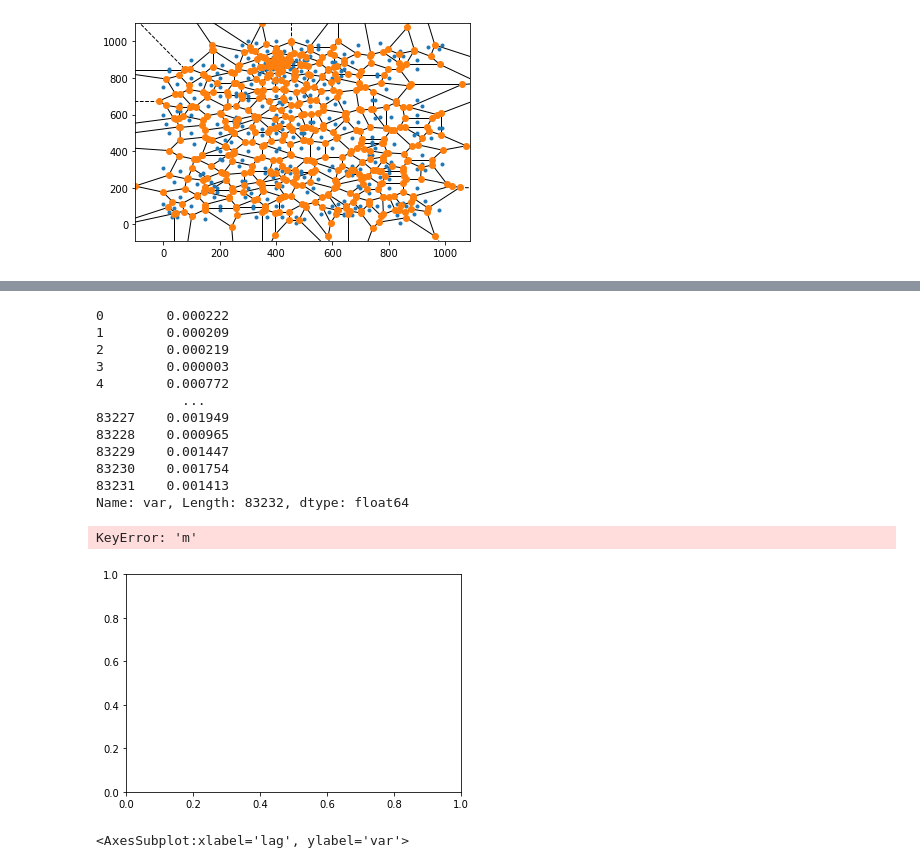
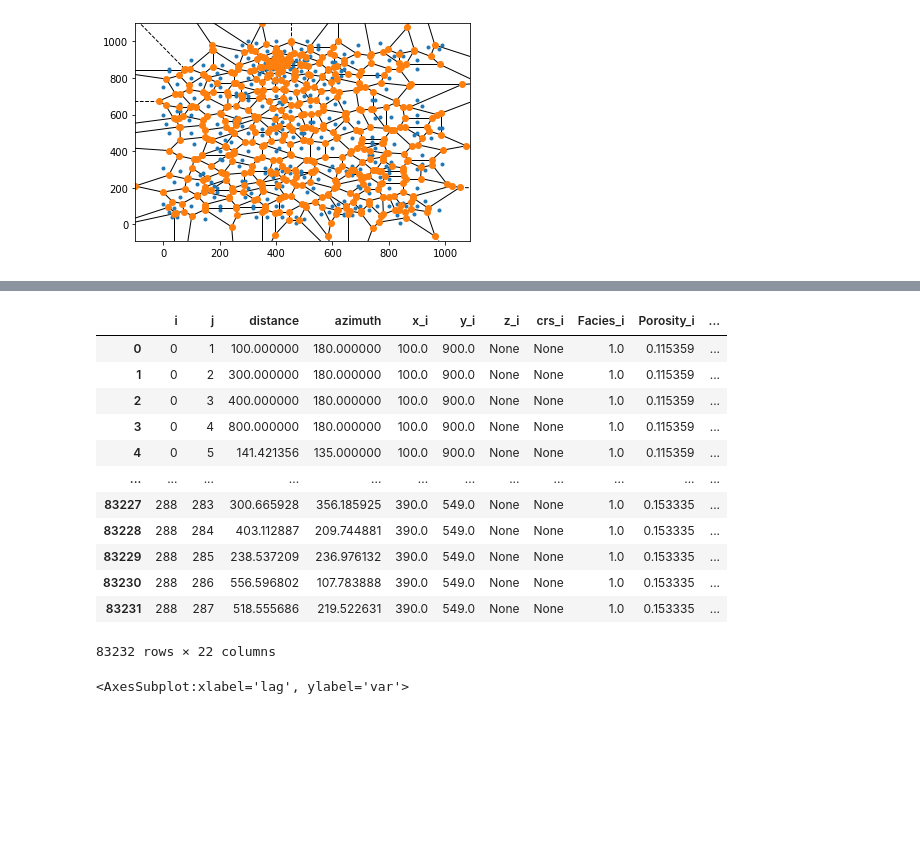
Before and after one commit to scuervo91/volumetricspy, a Jupyter notebook: docs/examples/3-Points/points.ipynb, the cells around one changed output, grey strips where cells are left out. Cells and saved outputs as stored; diff of their text form; code cells hidden in the pictures; blank space fills up the shorter version.

```diff
--- a/docs/examples/3-Points/points.ipynb
+++ b/docs/examples/3-Points/points.ipynb
@@ -88,52 +88,22 @@ cp1.df()
 # %%
 azi = 180
 azi_tol =20
 vr,sm=cp.variogram('Porosity',lag_dist=50, lag_tol=25,nlags=20)
-vr['var']
+vr
 # %% [output]
+|  | i | j | distance | azimuth | x_i | y_i | z_i | crs_i | Facies_i | Porosity_i | ... |
+| 0 | 0 | 1 | 100.000000 | 180.000000 | 100.0 | 900.0 | None | None | 1.0 | 0.115359 | ... |
+| 1 | 0 | 2 | 300.000000 | 180.000000 | 100.0 | 900.0 | None | None | 1.0 | 0.115359 | ... |
+| 2 | 0 | 3 | 400.000000 | 180.000000 | 100.0 | 900.0 | None | None | 1.0 | 0.115359 | ... |
+| 3 | 0 | 4 | 800.000000 | 180.000000 | 100.0 | 900.0 | None | None | 1.0 | 0.115359 | ... |
+| 4 | 0 | 5 | 141.421356 | 135.000000 | 100.0 | 900.0 | None | None | 1.0 | 0.115359 | ... |
+| ... | ... | ... | ... | ... | ... | ... | ... | ... | ... | ... | ... |
+| 83227 | 288 | 283 | 300.665928 | 356.185925 | 390.0 | 549.0 | None | None | 1.0 | 0.153335 | ... |
+| 83228 | 288 | 284 | 403.112887 | 209.744881 | 390.0 | 549.0 | None | None | 1.0 | 0.153335 | ... |
+| 83229 | 288 | 285 | 238.537209 | 236.976132 | 390.0 | 549.0 | None | None | 1.0 | 0.153335 | ... |
+| 83230 | 288 | 286 | 556.596802 | 107.783888 | 390.0 | 549.0 | None | None | 1.0 | 0.153335 | ... |
+| 83231 | 288 | 287 | 518.555686 | 219.522631 | 390.0 | 549.0 | None | None | 1.0 | 0.153335 | ... |
-0        0.000222
-1        0.000209
-2        0.000219
-3        0.000003
-4        0.000772
-           ...
-83227    0.001949
-83228    0.000965
-83229    0.001447
-83230    0.001754
-83231    0.001413
-Name: var, Length: 83232, dtype: float64
+83232 rows × 22 columns
-# %%
-if azi >270:
-    alpha = 450 - azi
-else:
-    alpha = 90 - azi
-alpha1 = np.deg2rad(alpha-azi_tol)
-alpha2 = np.deg2rad(alpha+azi_tol)
-
-n=15
-mm1 = np.sin(alpha1) / np.cos(alpha1)
-mm2 = np.sin(alpha2) / np.cos(alpha2)
-b1 = -mm1*(vr['x_i'].iloc[n]) + vr['y_i'].iloc[n]
-b2 = -mm2*(vr['x_i'].iloc[n]) + vr['y_i'].iloc[n]
-
-fig, ax = plt.subplots()
-
-x1 = np.linspace(vr['x_i'].iloc[n],vr['x_j'].iloc[n],5)
-y1 = vr['m'].iloc[n]*x1 + vr['b1'].iloc[n]
-y2 = vr['m'].iloc[n]*x1 + vr['b2'].iloc[n]
-
-a1 = x1*mm1 + b1
-a2 = x1*mm2 + b2
-sns.scatterplot(data=vr.iloc[[n]], x='x_i', y='y_i', ax=ax)
-sns.scatterplot(data=vr.iloc[[n]], x='x_j', y='y_j', ax=ax)
-sns.lineplot(x=x1, y=y1, ax=ax)
-sns.lineplot(x=x1, y=y2, ax=ax)
-sns.lineplot(x=x1, y=a1, ax=ax, linestyle='--')
-sns.lineplot(x=x1, y=a2, ax=ax,linestyle='--')
-# %% [output]
-KeyError: 'm'
-[figure, removed]
 # %%
 sns.scatterplot(data=sm, x='lag', y='var')
 # %% [output]
```
Also changed, not shown: parts of 1 cell of this notebook, 4 other files.
